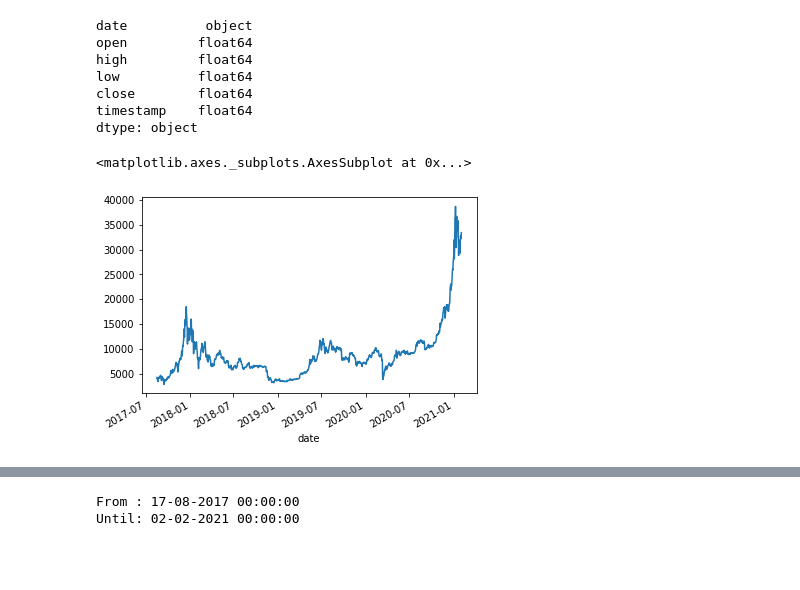
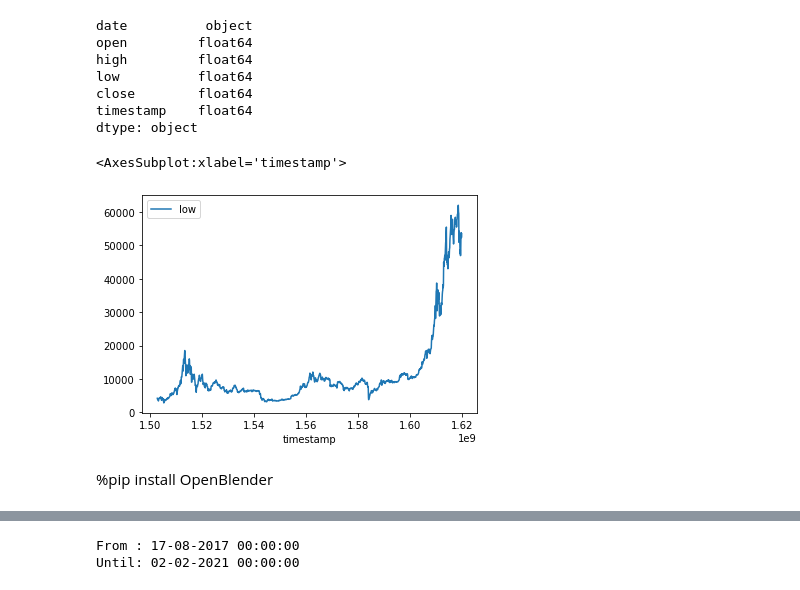
Before and after one commit to Abhijith-Bhuvan/ML-Bitcoin-price-predict-using-news, a Jupyter notebook: Bitcoin news.ipynb, the cells around one changed output, grey strips where cells are left out. Saved outputs shown, nothing was run; the diff lists cells and outputs as text; code cells hidden in the pictures; blank space fills up the shorter version.

```diff
--- a/Bitcoin news.ipynb
+++ b/Bitcoin news.ipynb
@@ -32,3 +31,0 @@ data.tail()
-# %%
-for i in range(1143,1267):
-  data['date'][i]  = data['date'][i]  + ' 00:00:00'
@@ -38,0 +32,12 @@ See the caveats in the documentation: https://pandas.pydata.org/pandas-docs/stab
+# %%
+# len() = 19 for yyyy-mm-dd 00:00:00 format
+# len() = 10 for yyyy-mm-dd
+# add 00:00:00 to these to make it uniform
+
+replacement_indices = []
+for i in range(len(data['date'])):
+    if len(data['date'][i]) != 19:
+        if len(data['date'][i]) == 10:
+            replacement_indices.append(i)
+        else:
+            print(i) # Any unexpected lengths
@@ -38,0 +46,3 @@ See the caveats in the documentation: https://pandas.pydata.org/pandas-docs/stab
+# %%
+# iloc uses integer indices only, so I use the index of 'date' coulmn, which is 0
+data.iloc[replacement_indices, 0] = data.iloc[replacement_indices, 0] + ' 00:00:00'
@@ -54,8 +74,3 @@ low          float64
 close        float64
 timestamp    float64
 dtype: object
-# %%
-data['low'].plot()
-# %% [output]
-<matplotlib.axes._subplots.AxesSubplot at 0x...>
-[figure, removed]
@@ -64,3 +77,10 @@ data['low'].plot()
+# %%
+data.plot(x='timestamp',y='low')
+# %% [output]
+<AxesSubplot:xlabel='timestamp'>
+[figure, added]
+# %% [markdown]
+%pip install OpenBlender
 # %%
 # The following code is from https://towardsdatascience.com/what-moves-bitcoin-c06f7b46d2e4
 # with my user tokens
```
Also changed, not shown: parts of 13 cells of this notebook, 1 other file.
